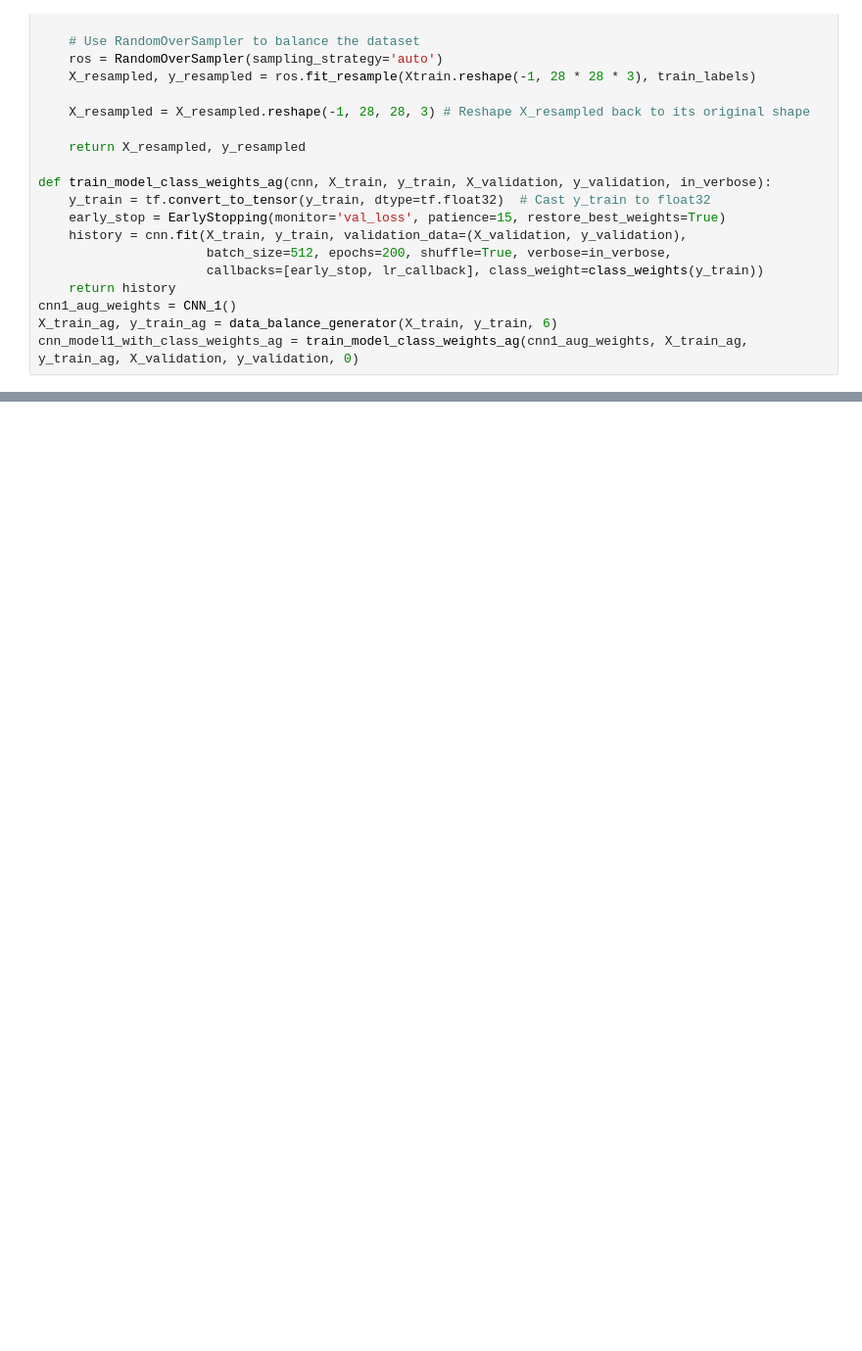
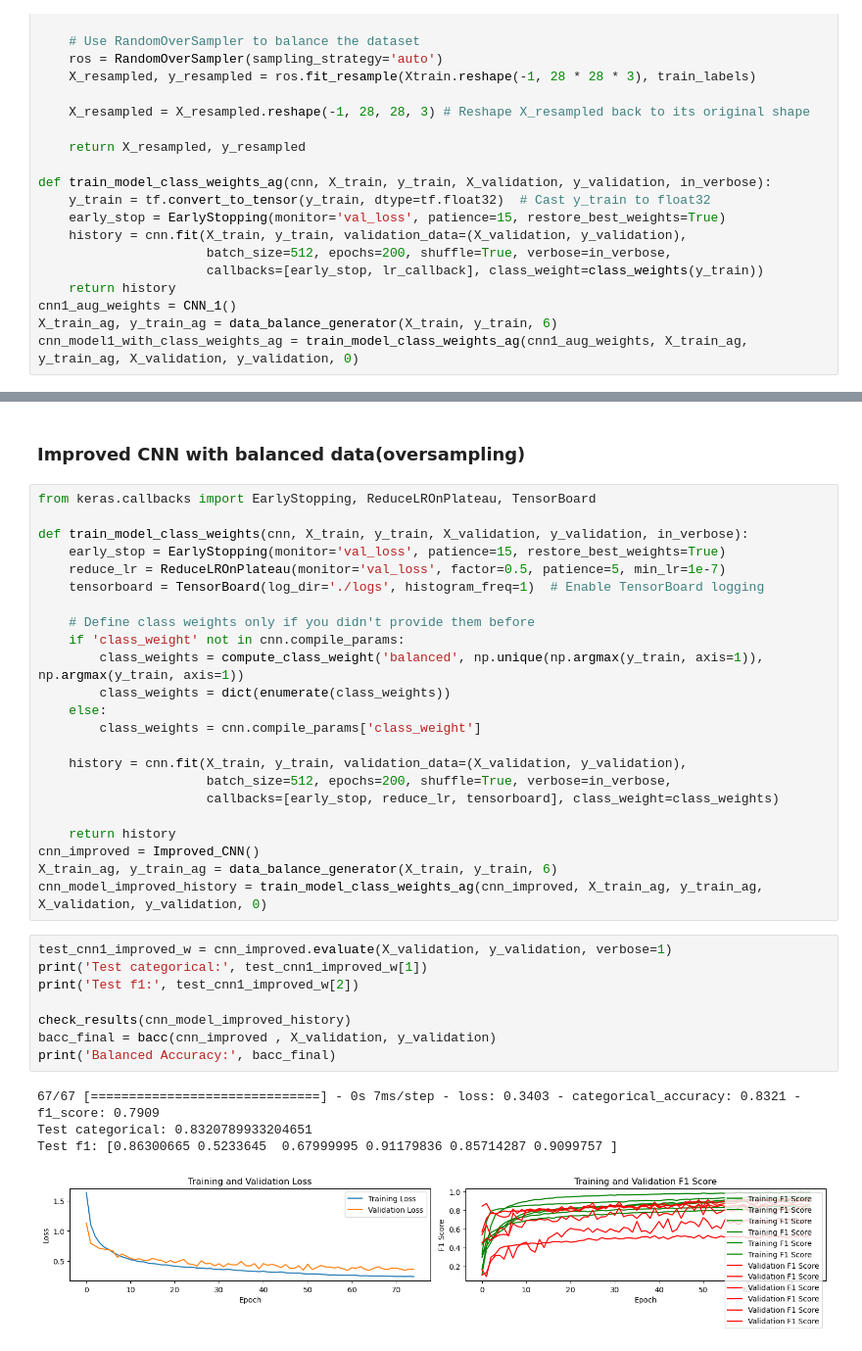
Before and after one commit to duarte3333/Machine_Learning, a Jupyter notebook: Pb2_ImageAnalysis/task2_imageanalysis.ipynb, the cells around one changed output, grey strips where cells are left out. Shown at 98% size. Saved outputs shown, nothing was run; the diff lists cells and outputs as text; blank space fills up the shorter version.

Commit message:
added best CNN and getting good results with that

```diff
--- a/Pb2_ImageAnalysis/task2_imageanalysis.ipynb
+++ b/Pb2_ImageAnalysis/task2_imageanalysis.ipynb
@@ -548,0 +572,38 @@ Balanced Accuracy: 0.7988468543105526
+# %% [markdown]
+### Improved CNN with balanced data(oversampling)
+# %%
+from keras.callbacks import EarlyStopping, ReduceLROnPlateau, TensorBoard
+
+def train_model_class_weights(cnn, X_train, y_train, X_validation, y_validation, in_verbose):
+    early_stop = EarlyStopping(monitor='val_loss', patience=15, restore_best_weights=True)
+    reduce_lr = ReduceLROnPlateau(monitor='val_loss', factor=0.5, patience=5, min_lr=1e-7)
+    tensorboard = TensorBoard(log_dir='./logs', histogram_freq=1)  # Enable TensorBoard logging
+
+    # Define class weights only if you didn't provide them before
+    if 'class_weight' not in cnn.compile_params:
+        class_weights = compute_class_weight('balanced', np.unique(np.argmax(y_train, axis=1)), np.argmax(y_train, axis=1))
+        class_weights = dict(enumerate(class_weights))
+    else:
+        class_weights = cnn.compile_params['class_weight']
+
+    history = cnn.fit(X_train, y_train, validation_data=(X_validation, y_validation),
+                      batch_size=512, epochs=200, shuffle=True, verbose=in_verbose,
+                      callbacks=[early_stop, reduce_lr, tensorboard], class_weight=class_weights)
+
+    return history
+cnn_improved = Improved_CNN()
+X_train_ag, y_train_ag = data_balance_generator(X_train, y_train, 6)
+cnn_model_improved_history = train_model_class_weights_ag(cnn_improved, X_train_ag, y_train_ag, X_validation, y_validation, 0)
+# %%
+test_cnn1_improved_w = cnn_improved.evaluate(X_validation, y_validation, verbose=1)
+print('Test categorical:', test_cnn1_improved_w[1])
+print('Test f1:', test_cnn1_improved_w[2])
+
+check_results(cnn_model_improved_history)
+bacc_final = bacc(cnn_improved , X_validation, y_validation)
+print('Balanced Accuracy:', bacc_final)
+# %% [output]
+67/67 [==============================] - 0s 7ms/step - loss: 0.3403 - categorical_accuracy: 0.8321 - f1_score: 0.7909
+Test categorical: 0.8320789933204651
+Test f1: [0.86300665 0.5233645  0.67999995 0.91179836 0.85714287 0.9099757 ]
+[figure, added]
```
Also changed, not shown: parts of 14 cells of this notebook.
